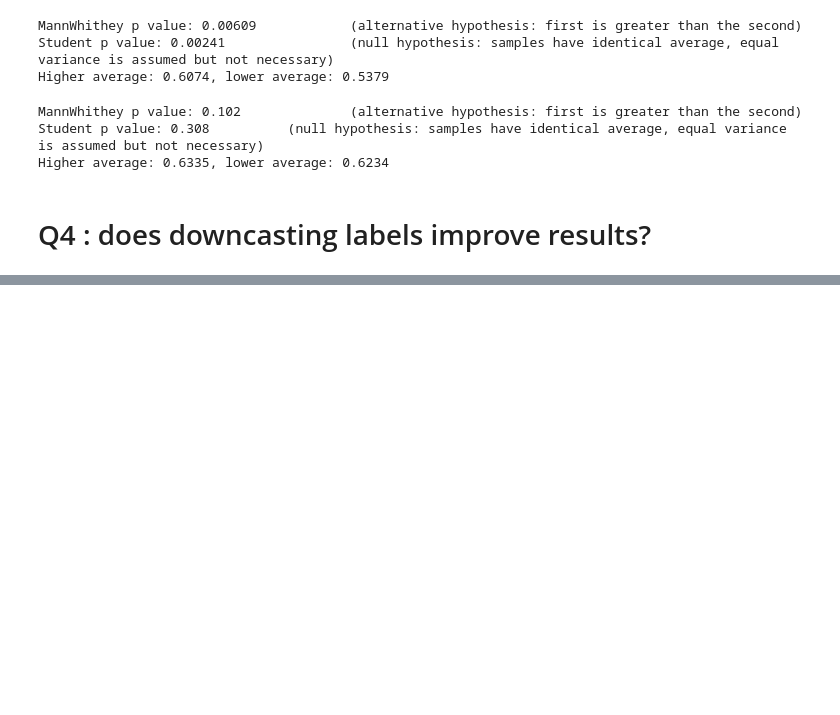
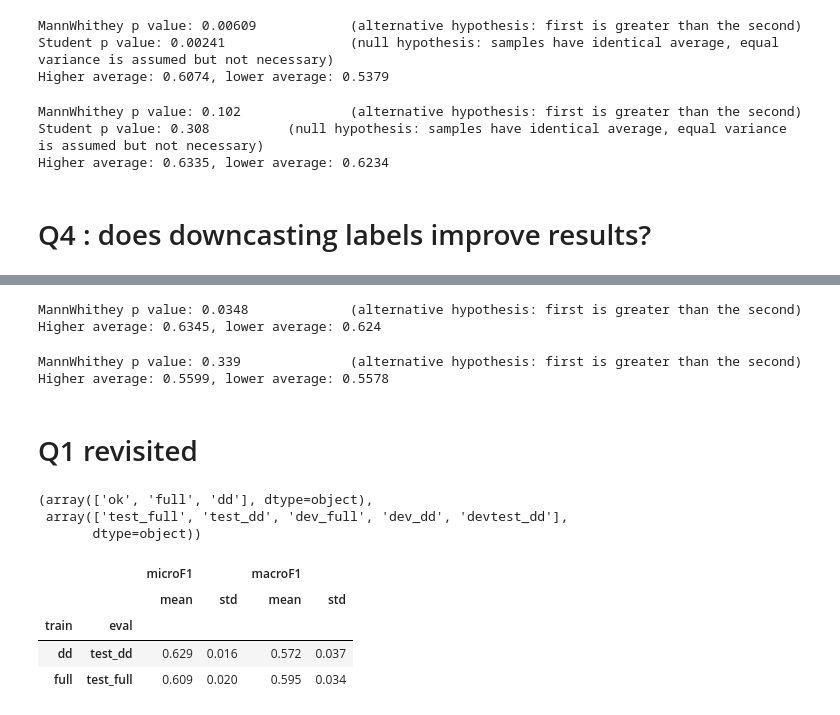
Before and after one commit to TajaKuzman/Transformers-GINCO-Experiments, a Jupyter notebook: 22_paper_plots_and_tables.ipynb, the cells around one changed output, grey strips where cells are left out. Drawn from its saved outputs; the diff is of its cells as text; code cells hidden in the pictures; blank space fills up the shorter version.

Commit message:
Found a neat way of expressing Q1 table to emphasize de effect of deduplication, did not yet put it in Overleaf

```diff
--- a/22_paper_plots_and_tables.ipynb
+++ b/22_paper_plots_and_tables.ipynb
@@ -260,0 +253,75 @@ for i in range(10):
+# %%
+nruns = min(df[c&c1].shape[0], df[c&c2].shape[0])
+
+# Micro F1:
+#Candidate:
+higher = df.loc[c & c2,"microF1"][:nruns]
+#Alternative
+lower = df.loc[c & c1, "microF1"][:nruns]
+
+
+print(f"MannWhithey p value: {stats.mannwhitneyu(higher,lower, alternative='greater')[1]:0.3}", "\t\t(alternative hypothesis: first is greater than the second)")
+
+import numpy as np
+print(f"Higher average: {np.mean(higher):0.4}, lower average: {np.mean(lower):0.4}")
+# %% [output]
+MannWhithey p value: 0.0348             (alternative hypothesis: first is greater than the second)
+Higher average: 0.6345, lower average: 0.624
+# %%
+nruns = min(df[c&c1].shape[0], df[c&c2].shape[0])
+
+# Macro F1:
+#Candidate:
+higher = df.loc[c & c1,"macroF1"][:nruns]
+#Alternative
+lower = df.loc[c & c2, "macroF1"][:nruns]
+
+
+print(f"MannWhithey p value: {stats.mannwhitneyu(higher,lower, alternative='greater')[1]:0.3}", "\t\t(alternative hypothesis: first is greater than the second)")
+
+import numpy as np
+print(f"Higher average: {np.mean(higher):0.4}, lower average: {np.mean(lower):0.4}")
+# %% [output]
+MannWhithey p value: 0.339              (alternative hypothesis: first is greater than the second)
+Higher average: 0.5599, lower average: 0.5578
+# %% [markdown]
+# Q1 revisited
+# %%
+df = pd.concat(
+    [read_record(file) for file in [
+     "backup_12.txt",
+     "backup_12_1.txt",
+     "backup_12_2.txt",
+    # "backup_15.txt",
+    # "backup_16.txt",
+     "backup_17.txt",
+     "backup_17__2.txt",
+    # "backup_18.txt",
+    # "backup_18_2.txt",
+    # "backup_20.txt",
+    # "backup_20_2.txt",
+    # "backup_20.txt",
+    # "backup_20_2.txt",
+    # "backup_21.txt",
+    ]], ignore_index=True)
+df = df.dropna().reset_index(drop=True)
+df.train.unique(), df["eval"].unique()
+# %% [output]
+(array(['ok', 'full', 'dd'], dtype=object),
+ array(['test_full', 'test_dd', 'dev_full', 'dev_dd', 'devtest_dd'],
+       dtype=object))
+# %%
+c1 = df.train == "dd"
+c2 = df.train == "full"
+
+c3 = df["eval"] == "test_dd"
+c4 = df["eval"] == "test_full"
+subset = df[(c1&c3)|(c2&c4)]
+
+subset.groupby("train,eval".split(","))["microF1,macroF1".split(",")].agg(["mean", "std"])
+# %% [output]
+|  |  | microF1 |  | macroF1 |  |
+|  |  | mean | std | mean | std |
+| train | eval |  |  |  |  |
+| dd | test_dd | 0.629 | 0.016 | 0.572 | 0.037 |
+| full | test_full | 0.609 | 0.020 | 0.595 | 0.034 |
```
Also changed, not shown: parts of 8 cells of this notebook.
